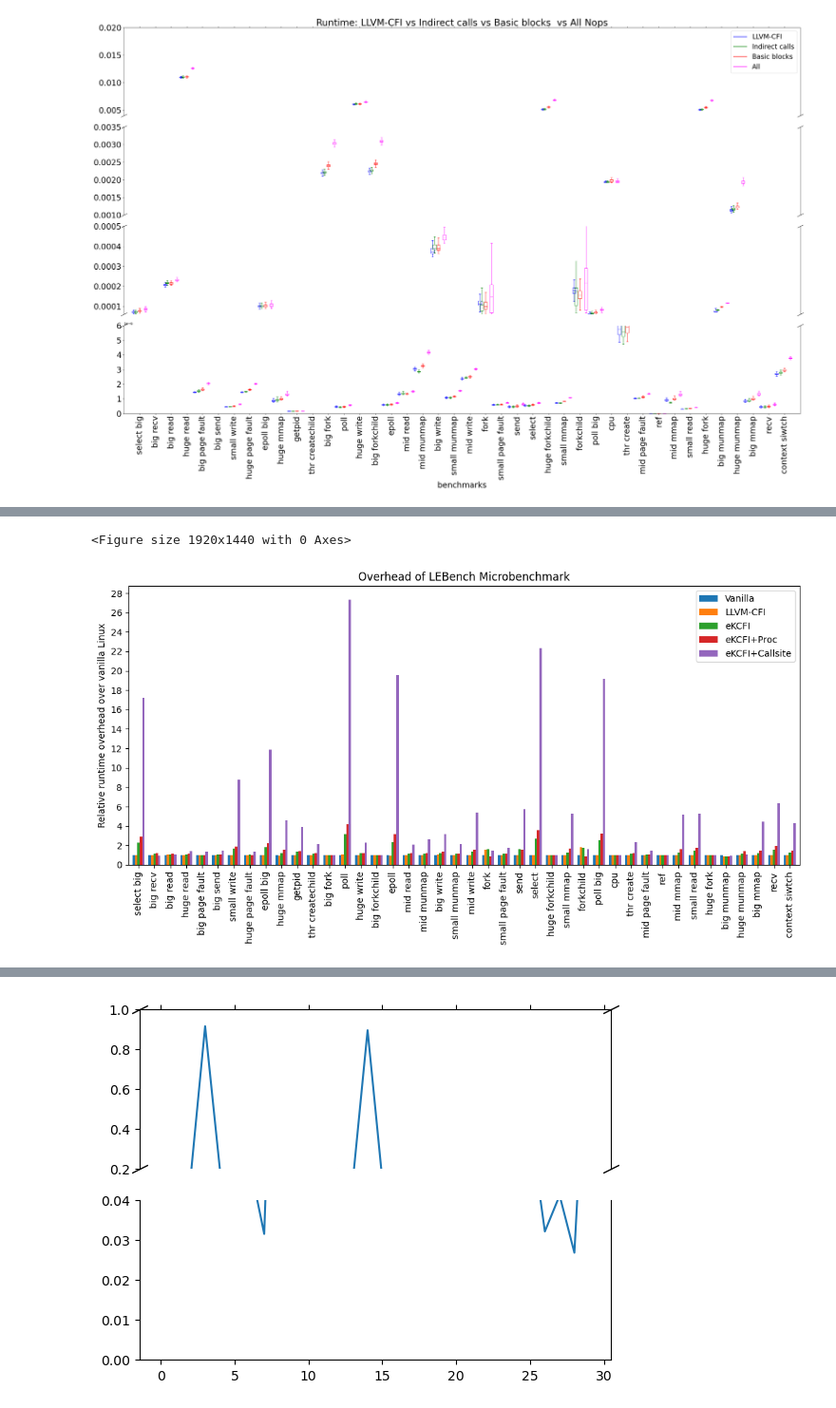
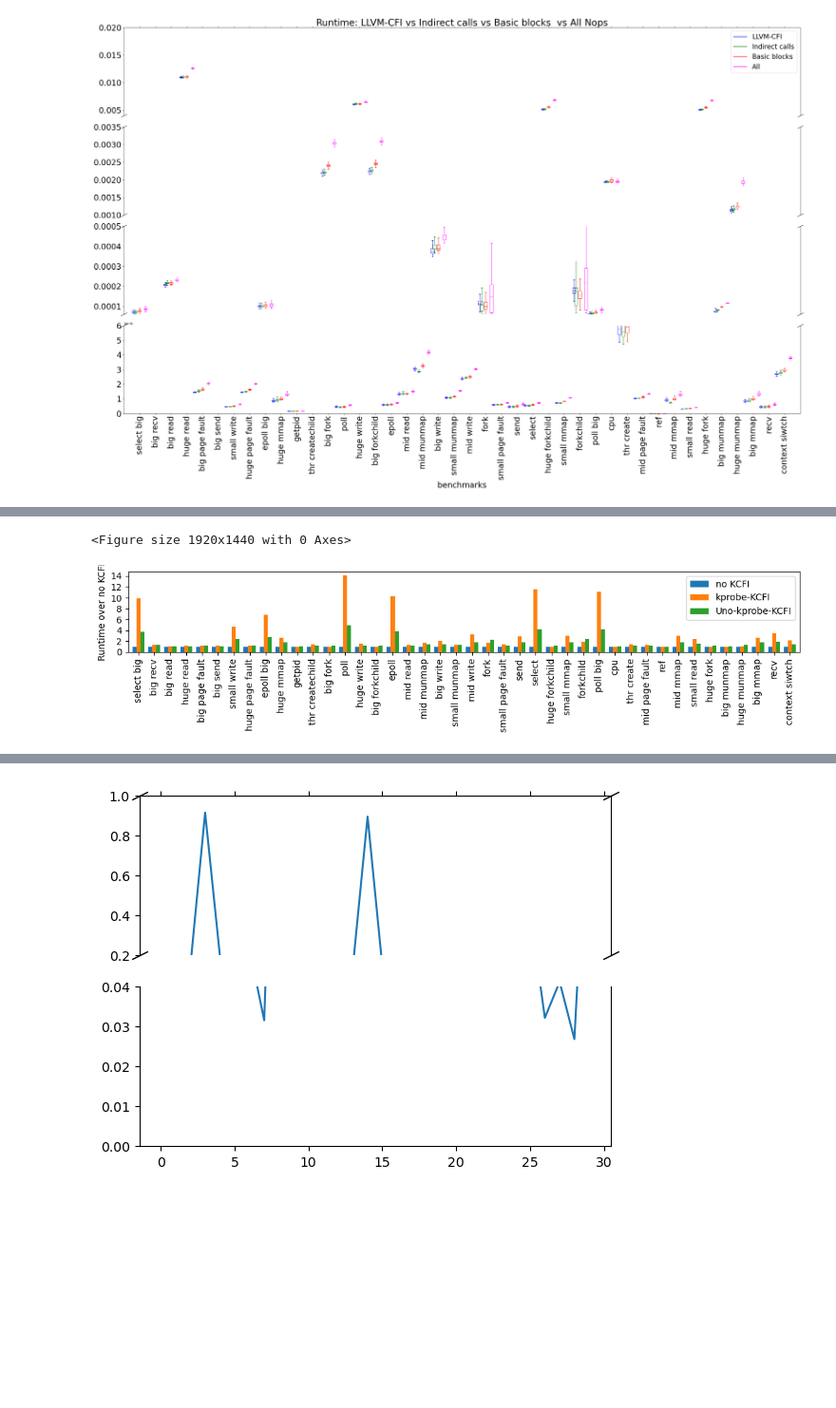
Before and after one commit to hardos-ebpf-fuzzing/LEBench, a Jupyter notebook: graph.ipynb, the cells around one changed output, grey strips where cells are left out. Shown: that part at 95% size. Drawn from its saved outputs; the diff is of its cells as text; code cells hidden in the pictures; blank space fills up the shorter version.

```diff
--- a/graph.ipynb
+++ b/graph.ipynb
@@ -251,6 +286,9 @@ import os
 import statistics
 import matplotlib.ticker as ticker
 import pandas as pd
+
+plt.rcParams['pdf.fonttype'] = 42
+plt.rcParams['ps.fonttype'] = 42
 
 #fig, ax = plt.subplots()
 dir_path = "/home/mvle/git/github.com/LEBench/RESULT_DIR/perf/lebench/vanilla/2"
@@ -284,45 +322,72 @@ ekcfi = getData("/home/mvle/git/github.com/LEBench/RESULT_DIR/perf/lebench/ekcfi
 perproc = getData("/home/mvle/git/github.com/LEBench/RESULT_DIR/perf/lebench/ekcfi_perproc", filenames)
 callsite = getData("/home/mvle/git/github.com/LEBench/RESULT_DIR/perf/lebench/ekcfi_callsite", filenames)
 callsite_opt = getData("/home/mvle/git/github.com/LEBench/RESULT_DIR/perf/lebench/ekcfi_callsite_nodosyscall64", filenames)
+kprobeopt = getData("/home/mvle/git/github.com/LEBench/RESULT_DIR/perf/lebench/kprobeopt/2", filenames)
+kprobe = getData("/home/mvle/git/github.com/LEBench/RESULT_DIR/perf/lebench/kprobe/1", filenames)
 #data = [vandata,llvm,ekcfi,callsite]
 
 data = {}
 data['name'] = labels
-data["Vanilla"] = []
+data["no KCFI"] = []
 data["LLVM-CFI"] = []
 data["eKCFI"] = []
 data["eKCFI+Proc"] = []
 data["eKCFI+Callsite"] = []
 data["eKCFI+Callsite+opt"] = []
+data["kprobe-KCFI"] = []
+data["Uno-kprobe-KCFI"] = []
 for i in range(0, len(filenames)):
     basemedian = statistics.median(vandata[i])
     llvmmedian = statistics.median(llvm[i])
     ekcfimedian = statistics.median(ekcfi[i])
     ekcfiprocmedian = statistics.median(perproc[i])
     callsitemedian = statistics.median(callsite[i])
     callsiteoptmedian = statistics.median(callsite_opt[i])
-    data["Vanilla"].append(basemedian/basemedian)
+    kprobemedian = statistics.median(kprobe[i])
+    kprobeoptmedian = statistics.median(kprobeopt[i])
+    data["no KCFI"].append(basemedian/basemedian)
     data["LLVM-CFI"].append(llvmmedian/basemedian)
     data["eKCFI"].append(ekcfimedian/basemedian)
     data["eKCFI+Proc"].append(ekcfiprocmedian/basemedian)
     data["eKCFI+Callsite"].append(callsitemedian/basemedian)
     data["eKCFI+Callsite+opt"].append(callsiteoptmedian/basemedian)
+    data["kprobe-KCFI"].append(kprobemedian/basemedian)
+    data["Uno-kprobe-KCFI"].append(kprobeoptmedian/basemedian)
+
+    #basekbest = getkbest(vandata[i], filenames[i])
+    #llvmkbest = getkbest(llvm[i], filenames[i])
+    #ekcfikbest = getkbest(ekcfi[i], filenames[i])
+    #ekcfiprockbest = getkbest(perproc[i], filenames[i])
+    #callsitekbest = getkbest(callsite[i], filenames[i])
+    #callsiteoptkbest = getkbest(callsite_opt[i], filenames[i])
+    #kprobekbest = getkbest(kprobe[i], filenames[i])
+    #kprobeoptkbest = getkbest(kprobeopt[i], filenames[i])
+    #data["no KCFI"].append(basekbest/basekbest)
+    #data["LLVM-CFI"].append(llvmkbest/basekbest)
+    #data["eKCFI"].append(ekcfikbest/basekbest)
+    #data["eKCFI+Proc"].append(ekcfiprockbest/basekbest)
+    #data["eKCFI+Callsite"].append(callsitekbest/basekbest)
+    #data["eKCFI+Callsite+opt"].append(callsiteoptkbest/basekbest)
+    #data["kprobe-KCFI"].append(kprobekbest/basekbest)
+    #data["kprobe+opt-KCFI"].append(kprobeoptkbest/basekbest)
 df = pd.DataFrame(data)
 
 plt.figure(dpi=300)
 
-ax = df.plot(x="name", y=["Vanilla", "LLVM-CFI", "eKCFI", "eKCFI+Proc", "eKCFI+Callsite"], kind="bar", width=0.75, title="Overhead of LEBench Microbenchmark", figsize=(11,6))
+#ax = df.plot(x="name", y=["Vanilla", "LLVM-CFI", "eKCFI", "eKCFI+Proc", "eKCFI+Callsite"], kind="bar", width=0.75, title="Overhead of LEBench Microbenchmark", figsize=(11,6))
+ax = df.plot(x="name", y=["no KCFI", "kprobe-KCFI", "Uno-kprobe-KCFI"], kind="bar", width=0.75, figsize=(11,2.75))
 
-ax.set_ylabel("Relative runtime overhead over vanilla Linux")
+ax.set_ylabel("Runtime over no KCFI")
 ax.set_xlabel("")
 ax.yaxis.set_major_locator(ticker.MultipleLocator(2))
 
+#plt.xticks(rotation=60)
 plt.tight_layout()
 plt.savefig('micro.png', dpi=300)
 plt.show()
 # %% [output]
 <Figure size 1920x1440 with 0 Axes>
-[figure, old version]
+[figure, new version]
 # %%
 import matplotlib.pyplot as plt
 import numpy as np
```
Also changed, not shown: parts of 2 cells of this notebook.
